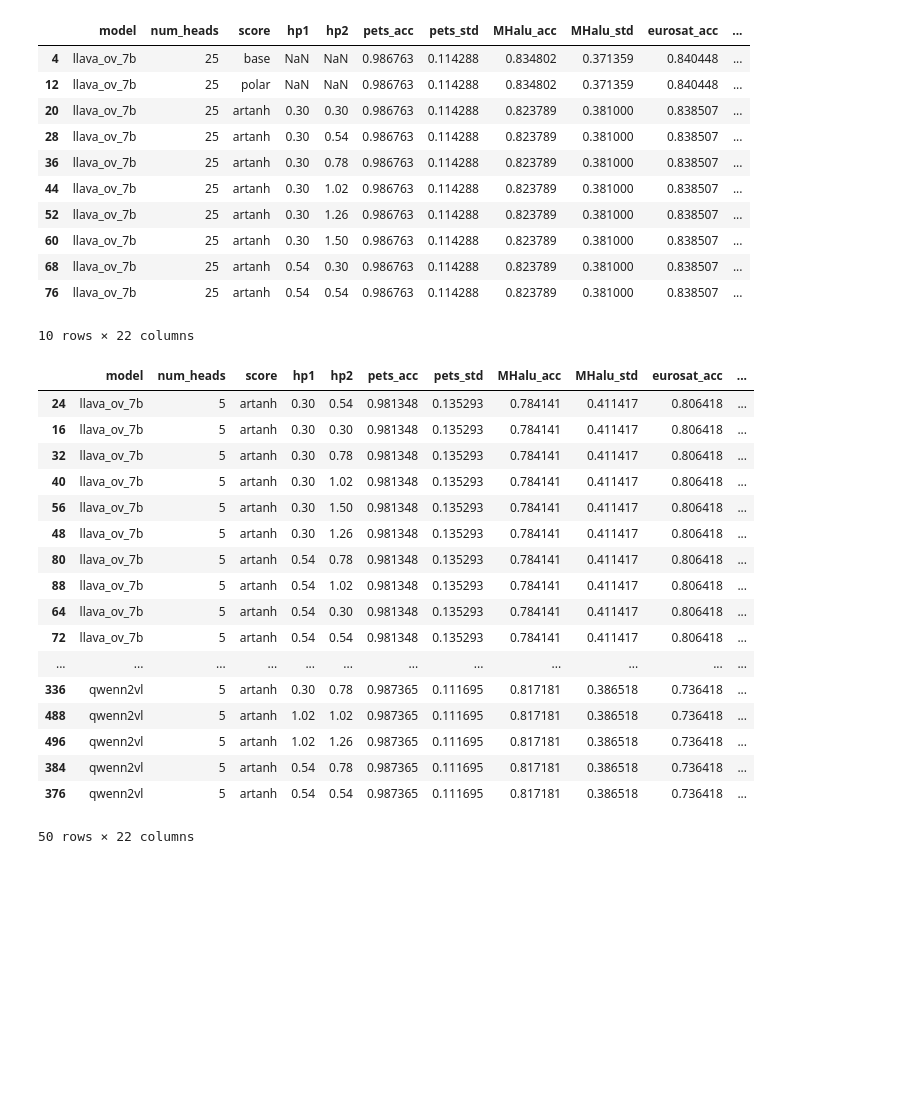
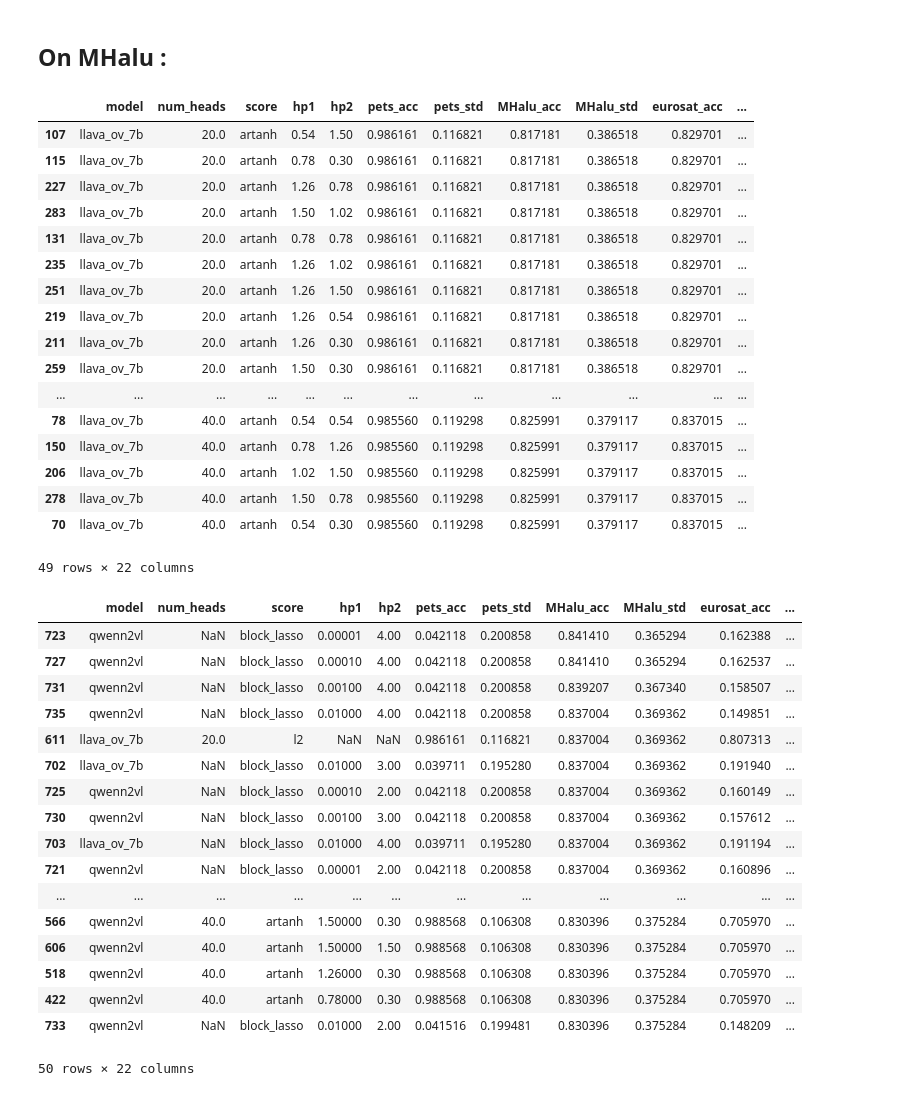
Before and after one commit to marssoo/SAVs, a Jupyter notebook: analysis/breakdown.ipynb, the cells around one changed output. Drawn from its saved outputs; the diff is of its cells as text; code cells hidden in the pictures; blank space fills up the shorter version.

Commit message:
updating results

```diff
--- a/analysis/breakdown.ipynb
+++ b/analysis/breakdown.ipynb
@@ -1,5 +1,8 @@
 # %%
 import pandas as pd
 # %%
-df = pd.read_csv('result_csvs/all_val.csv').drop(columns=['Unnamed: 0'])
+df = pd.read_csv('result_csvs/all_val.csv')
+# %%
+acc_columns = df.filter(like='_acc').drop(columns=['pets_acc', 'eurosat_acc'])
+df['avg_acc'] = acc_columns.mean(axis=1)
 # %%
@@ -15,15 +48,23 @@ df.sort_values('eurosat_acc', ascending=False).head(5)
+# %% [markdown]
+## On MHalu :
 # %%
-df[df['num_heads']==25].sort_values('vlguard_acc', ascending=False).head(10)
+df[df[]].sort_values('avg_acc', ascending=False)
 # %% [output]
 |  | model | num_heads | score | hp1 | hp2 | pets_acc | pets_std | MHalu_acc | MHalu_std | eurosat_acc | ... |
-| 4 | llava_ov_7b | 25 | base | NaN | NaN | 0.986763 | 0.114288 | 0.834802 | 0.371359 | 0.840448 | ... |
-| 12 | llava_ov_7b | 25 | polar | NaN | NaN | 0.986763 | 0.114288 | 0.834802 | 0.371359 | 0.840448 | ... |
-| 20 | llava_ov_7b | 25 | artanh | 0.30 | 0.30 | 0.986763 | 0.114288 | 0.823789 | 0.381000 | 0.838507 | ... |
-| 28 | llava_ov_7b | 25 | artanh | 0.30 | 0.54 | 0.986763 | 0.114288 | 0.823789 | 0.381000 | 0.838507 | ... |
-| 36 | llava_ov_7b | 25 | artanh | 0.30 | 0.78 | 0.986763 | 0.114288 | 0.823789 | 0.381000 | 0.838507 | ... |
-| 44 | llava_ov_7b | 25 | artanh | 0.30 | 1.02 | 0.986763 | 0.114288 | 0.823789 | 0.381000 | 0.838507 | ... |
-| 52 | llava_ov_7b | 25 | artanh | 0.30 | 1.26 | 0.986763 | 0.114288 | 0.823789 | 0.381000 | 0.838507 | ... |
-| 60 | llava_ov_7b | 25 | artanh | 0.30 | 1.50 | 0.986763 | 0.114288 | 0.823789 | 0.381000 | 0.838507 | ... |
-| 68 | llava_ov_7b | 25 | artanh | 0.54 | 0.30 | 0.986763 | 0.114288 | 0.823789 | 0.381000 | 0.838507 | ... |
-| 76 | llava_ov_7b | 25 | artanh | 0.54 | 0.54 | 0.986763 | 0.114288 | 0.823789 | 0.381000 | 0.838507 | ... |
+| 107 | llava_ov_7b | 20.0 | artanh | 0.54 | 1.50 | 0.986161 | 0.116821 | 0.817181 | 0.386518 | 0.829701 | ... |
+| 115 | llava_ov_7b | 20.0 | artanh | 0.78 | 0.30 | 0.986161 | 0.116821 | 0.817181 | 0.386518 | 0.829701 | ... |
+| 227 | llava_ov_7b | 20.0 | artanh | 1.26 | 0.78 | 0.986161 | 0.116821 | 0.817181 | 0.386518 | 0.829701 | ... |
+| 283 | llava_ov_7b | 20.0 | artanh | 1.50 | 1.02 | 0.986161 | 0.116821 | 0.817181 | 0.386518 | 0.829701 | ... |
+| 131 | llava_ov_7b | 20.0 | artanh | 0.78 | 0.78 | 0.986161 | 0.116821 | 0.817181 | 0.386518 | 0.829701 | ... |
+| 235 | llava_ov_7b | 20.0 | artanh | 1.26 | 1.02 | 0.986161 | 0.116821 | 0.817181 | 0.386518 | 0.829701 | ... |
+| 251 | llava_ov_7b | 20.0 | artanh | 1.26 | 1.50 | 0.986161 | 0.116821 | 0.817181 | 0.386518 | 0.829701 | ... |
+| 219 | llava_ov_7b | 20.0 | artanh | 1.26 | 0.54 | 0.986161 | 0.116821 | 0.817181 | 0.386518 | 0.829701 | ... |
+| 211 | llava_ov_7b | 20.0 | artanh | 1.26 | 0.30 | 0.986161 | 0.116821 | 0.817181 | 0.386518 | 0.829701 | ... |
+| 259 | llava_ov_7b | 20.0 | artanh | 1.50 | 0.30 | 0.986161 | 0.116821 | 0.817181 | 0.386518 | 0.829701 | ... |
+| ... | ... | ... | ... | ... | ... | ... | ... | ... | ... | ... | ... |
+| 78 | llava_ov_7b | 40.0 | artanh | 0.54 | 0.54 | 0.985560 | 0.119298 | 0.825991 | 0.379117 | 0.837015 | ... |
+| 150 | llava_ov_7b | 40.0 | artanh | 0.78 | 1.26 | 0.985560 | 0.119298 | 0.825991 | 0.379117 | 0.837015 | ... |
+| 206 | llava_ov_7b | 40.0 | artanh | 1.02 | 1.50 | 0.985560 | 0.119298 | 0.825991 | 0.379117 | 0.837015 | ... |
+| 278 | llava_ov_7b | 40.0 | artanh | 1.50 | 0.78 | 0.985560 | 0.119298 | 0.825991 | 0.379117 | 0.837015 | ... |
+| 70 | llava_ov_7b | 40.0 | artanh | 0.54 | 0.30 | 0.985560 | 0.119298 | 0.825991 | 0.379117 | 0.837015 | ... |
-10 rows × 22 columns
+49 rows × 22 columns
@@ -33,21 +71,21 @@ df['avg_acc'] = acc_columns.mean(axis=1)
 # %%
-df[df['num_heads'] == 5].sort_values('avg_acc', ascending=False).head(50)
+df[df['score']!='lasso'].sort_values('MHalu_acc', ascending=False).head(50)
 # %% [output]
 |  | model | num_heads | score | hp1 | hp2 | pets_acc | pets_std | MHalu_acc | MHalu_std | eurosat_acc | ... |
-| 24 | llava_ov_7b | 5 | artanh | 0.30 | 0.54 | 0.981348 | 0.135293 | 0.784141 | 0.411417 | 0.806418 | ... |
-| 16 | llava_ov_7b | 5 | artanh | 0.30 | 0.30 | 0.981348 | 0.135293 | 0.784141 | 0.411417 | 0.806418 | ... |
-| 32 | llava_ov_7b | 5 | artanh | 0.30 | 0.78 | 0.981348 | 0.135293 | 0.784141 | 0.411417 | 0.806418 | ... |
-| 40 | llava_ov_7b | 5 | artanh | 0.30 | 1.02 | 0.981348 | 0.135293 | 0.784141 | 0.411417 | 0.806418 | ... |
-| 56 | llava_ov_7b | 5 | artanh | 0.30 | 1.50 | 0.981348 | 0.135293 | 0.784141 | 0.411417 | 0.806418 | ... |
-| 48 | llava_ov_7b | 5 | artanh | 0.30 | 1.26 | 0.981348 | 0.135293 | 0.784141 | 0.411417 | 0.806418 | ... |
-| 80 | llava_ov_7b | 5 | artanh | 0.54 | 0.78 | 0.981348 | 0.135293 | 0.784141 | 0.411417 | 0.806418 | ... |
-| 88 | llava_ov_7b | 5 | artanh | 0.54 | 1.02 | 0.981348 | 0.135293 | 0.784141 | 0.411417 | 0.806418 | ... |
-| 64 | llava_ov_7b | 5 | artanh | 0.54 | 0.30 | 0.981348 | 0.135293 | 0.784141 | 0.411417 | 0.806418 | ... |
-| 72 | llava_ov_7b | 5 | artanh | 0.54 | 0.54 | 0.981348 | 0.135293 | 0.784141 | 0.411417 | 0.806418 | ... |
+| 723 | qwenn2vl | NaN | block_lasso | 0.00001 | 4.00 | 0.042118 | 0.200858 | 0.841410 | 0.365294 | 0.162388 | ... |
+| 727 | qwenn2vl | NaN | block_lasso | 0.00010 | 4.00 | 0.042118 | 0.200858 | 0.841410 | 0.365294 | 0.162537 | ... |
+| 731 | qwenn2vl | NaN | block_lasso | 0.00100 | 4.00 | 0.042118 | 0.200858 | 0.839207 | 0.367340 | 0.158507 | ... |
+| 735 | qwenn2vl | NaN | block_lasso | 0.01000 | 4.00 | 0.042118 | 0.200858 | 0.837004 | 0.369362 | 0.149851 | ... |
+| 611 | llava_ov_7b | 20.0 | l2 | NaN | NaN | 0.986161 | 0.116821 | 0.837004 | 0.369362 | 0.807313 | ... |
+| 702 | llava_ov_7b | NaN | block_lasso | 0.01000 | 3.00 | 0.039711 | 0.195280 | 0.837004 | 0.369362 | 0.191940 | ... |
+| 725 | qwenn2vl | NaN | block_lasso | 0.00010 | 2.00 | 0.042118 | 0.200858 | 0.837004 | 0.369362 | 0.160149 | ... |
+| 730 | qwenn2vl | NaN | block_lasso | 0.00100 | 3.00 | 0.042118 | 0.200858 | 0.837004 | 0.369362 | 0.157612 | ... |
+| 703 | llava_ov_7b | NaN | block_lasso | 0.01000 | 4.00 | 0.039711 | 0.195280 | 0.837004 | 0.369362 | 0.191194 | ... |
+| 721 | qwenn2vl | NaN | block_lasso | 0.00001 | 2.00 | 0.042118 | 0.200858 | 0.837004 | 0.369362 | 0.160896 | ... |
 | ... | ... | ... | ... | ... | ... | ... | ... | ... | ... | ... | ... |
-| 336 | qwenn2vl | 5 | artanh | 0.30 | 0.78 | 0.987365 | 0.111695 | 0.817181 | 0.386518 | 0.736418 | ... |
-| 488 | qwenn2vl | 5 | artanh | 1.02 | 1.02 | 0.987365 | 0.111695 | 0.817181 | 0.386518 | 0.736418 | ... |
-| 496 | qwenn2vl | 5 | artanh | 1.02 | 1.26 | 0.987365 | 0.111695 | 0.817181 | 0.386518 | 0.736418 | ... |
-| 384 | qwenn2vl | 5 | artanh | 0.54 | 0.78 | 0.987365 | 0.111695 | 0.817181 | 0.386518 | 0.736418 | ... |
-| 376 | qwenn2vl | 5 | artanh | 0.54 | 0.54 | 0.987365 | 0.111695 | 0.817181 | 0.386518 | 0.736418 | ... |
+| 566 | qwenn2vl | 40.0 | artanh | 1.50000 | 0.30 | 0.988568 | 0.106308 | 0.830396 | 0.375284 | 0.705970 | ... |
+| 606 | qwenn2vl | 40.0 | artanh | 1.50000 | 1.50 | 0.988568 | 0.106308 | 0.830396 | 0.375284 | 0.705970 | ... |
+| 518 | qwenn2vl | 40.0 | artanh | 1.26000 | 0.30 | 0.988568 | 0.106308 | 0.830396 | 0.375284 | 0.705970 | ... |
+| 422 | qwenn2vl | 40.0 | artanh | 0.78000 | 0.30 | 0.988568 | 0.106308 | 0.830396 | 0.375284 | 0.705970 | ... |
+| 733 | qwenn2vl | NaN | block_lasso | 0.01000 | 2.00 | 0.041516 | 0.199481 | 0.830396 | 0.375284 | 0.148209 | ... |
 50 rows × 22 columns
```
Also changed, not shown: parts of 3 cells of this notebook, 10 other files.
